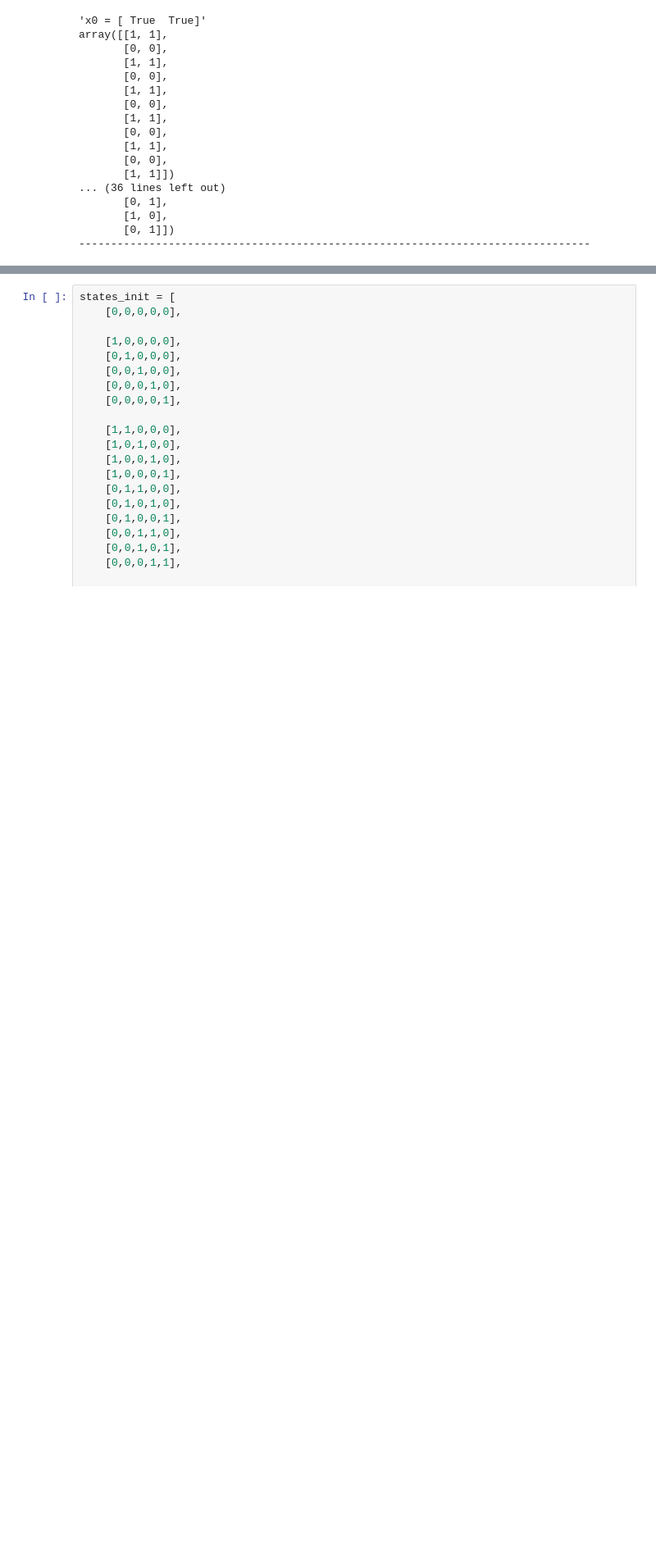
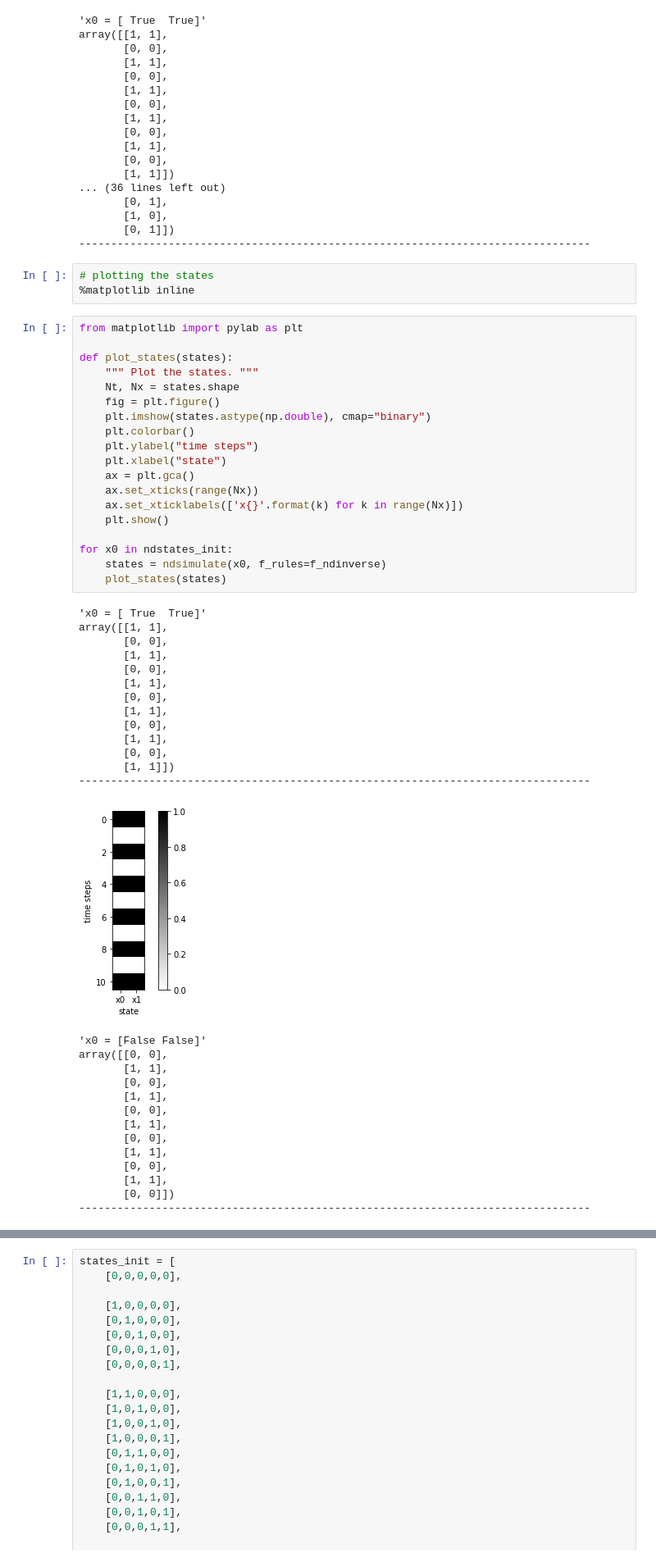
Before and after one commit to matthiaskoenig/modelling_ws2018, a Jupyter notebook: 01_boolean_cellular/01_boolean_cellular_solution.ipynb, the cells around one changed output, grey strips where cells are left out. Shown: that part at 82% size. Drawn from its saved outputs; the diff is of its cells as text; blank space fills up the shorter version.

```diff
--- a/01_boolean_cellular/01_boolean_cellular_solution.ipynb
+++ b/01_boolean_cellular/01_boolean_cellular_solution.ipynb
@@ -211,3 +211,53 @@ array([[1, 1],
        [1, 0],
        [0, 1]])
 --------------------------------------------------------------------------------
+# %%
+# plotting the states
+%matplotlib inline
+# %%
+from matplotlib import pylab as plt
+
+def plot_states(states):
+    """ Plot the states. """
+    Nt, Nx = states.shape
+    fig = plt.figure()
+    plt.imshow(states.astype(np.double), cmap="binary")
+    plt.colorbar()
+    plt.ylabel("time steps")
+    plt.xlabel("state")
+    ax = plt.gca()
+    ax.set_xticks(range(Nx))
+    ax.set_xticklabels(['x{}'.format(k) for k in range(Nx)])
+    plt.show()
+
+for x0 in ndstates_init:
+    states = ndsimulate(x0, f_rules=f_ndinverse)
+    plot_states(states)
+# %% [output]
+'x0 = [ True  True]'
+array([[1, 1],
+       [0, 0],
+       [1, 1],
+       [0, 0],
+       [1, 1],
+       [0, 0],
+       [1, 1],
+       [0, 0],
+       [1, 1],
+       [0, 0],
+       [1, 1]])
+--------------------------------------------------------------------------------
+[figure, added]
+'x0 = [False False]'
+array([[0, 0],
+       [1, 1],
+       [0, 0],
+       [1, 1],
+       [0, 0],
+       [1, 1],
+       [0, 0],
+       [1, 1],
+       [0, 0],
+       [1, 1],
+       [0, 0]])
+--------------------------------------------------------------------------------
```
Also changed, not shown: parts of 3 cells of this notebook, 2 other files.
